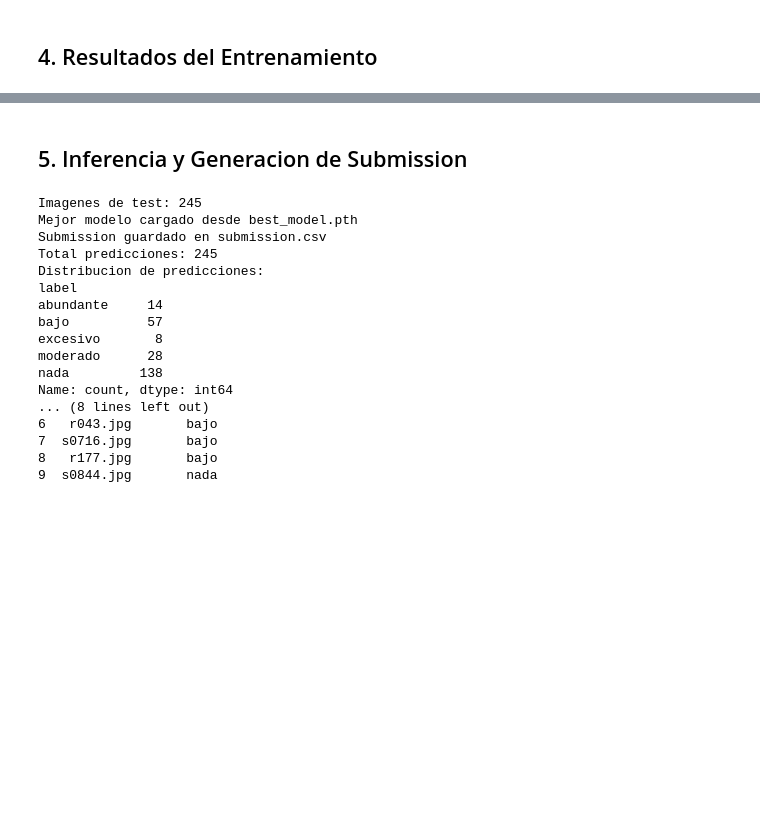
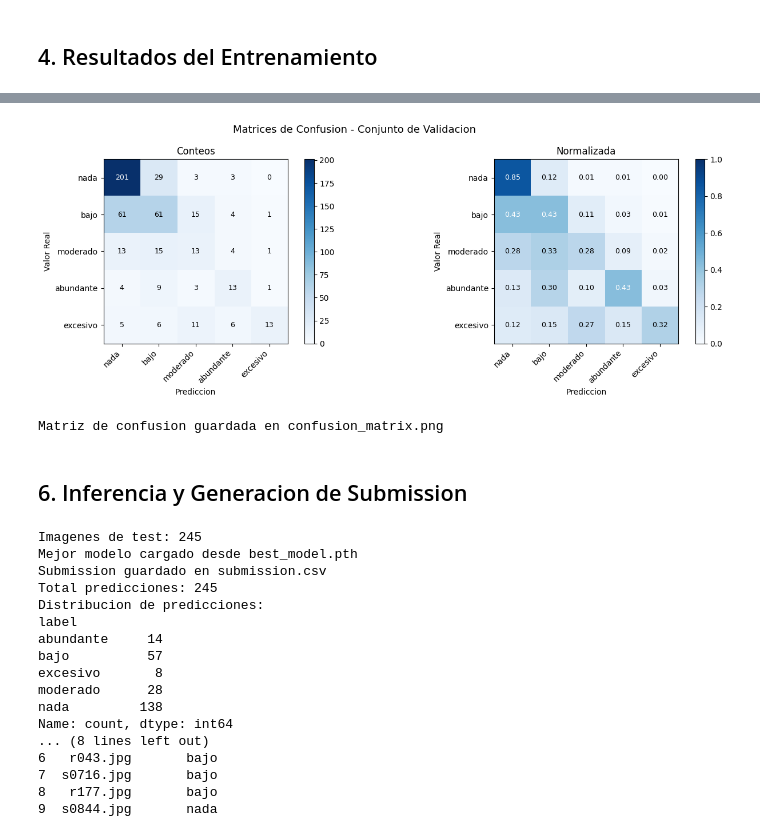
Before and after one commit to JoseFloreano/CompetenciaSargazo, a Jupyter notebook: sargazo_classification.ipynb, the cells around one changed output, grey strips where cells are left out. Saved outputs shown, nothing was run; the diff lists cells and outputs as text; code cells hidden in the pictures; blank space fills up the shorter version.

Commit message:
Validacion

```diff
--- a/sargazo_classification.ipynb
+++ b/sargazo_classification.ipynb
@@ -602,0 +602,19 @@ Historial guardado en training_history.png
+# %%
+model.load_state_dict(torch.load(BEST_MODEL, map_location=device, weights_only=True))
+model.eval()
+
+val_preds_all = []
+val_labels_all = []
+
+with torch.no_grad():
+    for images, labels in tqdm(val_loader, desc="Evaluando val", leave=False):
+        images = images.to(device, non_blocking=True)
+        outputs = model(images)
+        preds = outputs.argmax(dim=1).cpu().numpy()
+        val_preds_all.extend(preds)
+        val_labels_all.extend(labels.numpy())
+
+val_preds_all = np.array(val_preds_all)
+val_labels_all = np.array(val_labels_all)
+
+print(f"Evaluacion completada sobre {len(val_preds_all)} imagenes de validacion")
@@ -603,5 +686,45 @@ Historial guardado en training_history.png
+# %%
+from sklearn.metrics import confusion_matrix
+
+CLASS_NAMES = ["nada", "bajo", "moderado", "abundante", "excesivo"]
+cm = confusion_matrix(val_labels_all, val_preds_all)
+cm_norm = cm.astype(float) / cm.sum(axis=1, keepdims=True)
+
+fig, axes = plt.subplots(1, 2, figsize=(14, 5))
+fig.suptitle("Matrices de Confusion - Conjunto de Validacion", fontsize=13)
+
+for ax, data, title, fmt in [
+    (axes[0], cm, "Conteos", "d"),
+    (axes[1], cm_norm, "Normalizada", ".2f"),
+]:
+    vmax = None if fmt == "d" else 1.0
+    im = ax.imshow(data, cmap="Blues", vmin=0, vmax=vmax)
+    ax.set_title(title)
+    ax.set_xlabel("Prediccion")
+    ax.set_ylabel("Valor Real")
+    ax.set_xticks(range(len(CLASS_NAMES)))
+    ax.set_yticks(range(len(CLASS_NAMES)))
+    ax.set_xticklabels(CLASS_NAMES, rotation=45, ha="right")
+    ax.set_yticklabels(CLASS_NAMES)
+    thresh = data.max() / 2.0
+    for i in range(len(CLASS_NAMES)):
+        for j in range(len(CLASS_NAMES)):
+            val = data[i, j]
+            color = "white" if val > thresh else "black"
+            ax.text(
+                j, i, f"{val:{fmt}}", ha="center", va="center", color=color, fontsize=9
+            )
+    plt.colorbar(im, ax=ax)
+
+plt.tight_layout()
+plt.savefig("confusion_matrix.png", dpi=150, bbox_inches="tight")
+plt.show()
+print("Matriz de confusion guardada en confusion_matrix.png")
+# %% [output]
+[figure, added]
+Matriz de confusion guardada en confusion_matrix.png
 # %% [markdown]
-## 5. Inferencia y Generacion de Submission
+## 6. Inferencia y Generacion de Submission
 # %%
 df_test = pd.read_csv(TEST_CSV, skiprows=1, names=["image_name"])
 print(f"Imagenes de test: {len(df_test)}")
```
Also changed, not shown: parts of 4 cells of this notebook, 1 other file.
